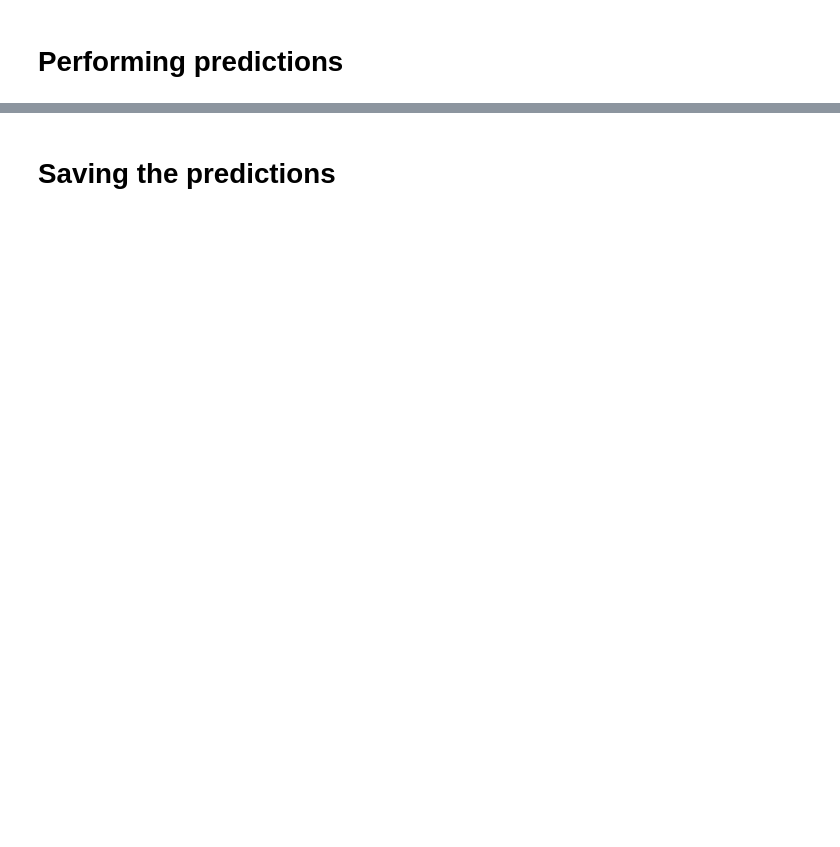
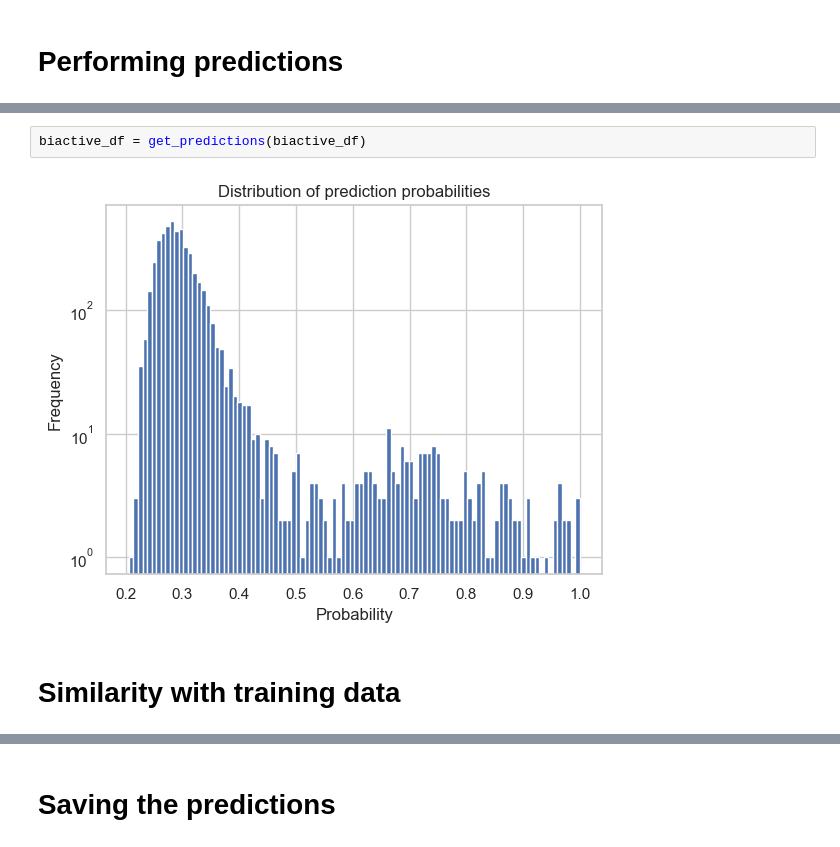
Before and after one commit to IMI-COMBINE/broad_spectrum_prediction, a Jupyter notebook: src/9_2_euos_library_prediction.ipynb, the cells around one changed output, grey strips where cells are left out. Cells and saved outputs as stored; diff of their text form; blank space fills up the shorter version.

```diff
--- a/src/9_2_euos_library_prediction.ipynb
+++ b/src/9_2_euos_library_prediction.ipynb
@@ -79,0 +101,6 @@ plt.show()
+# %%
+biactive_df = get_predictions(biactive_df)
+# %% [output]
+[figure, added]
+# %% [markdown]
+# Similarity with training data
```
Also changed, not shown: parts of 26 cells of this notebook, 2 other files.
